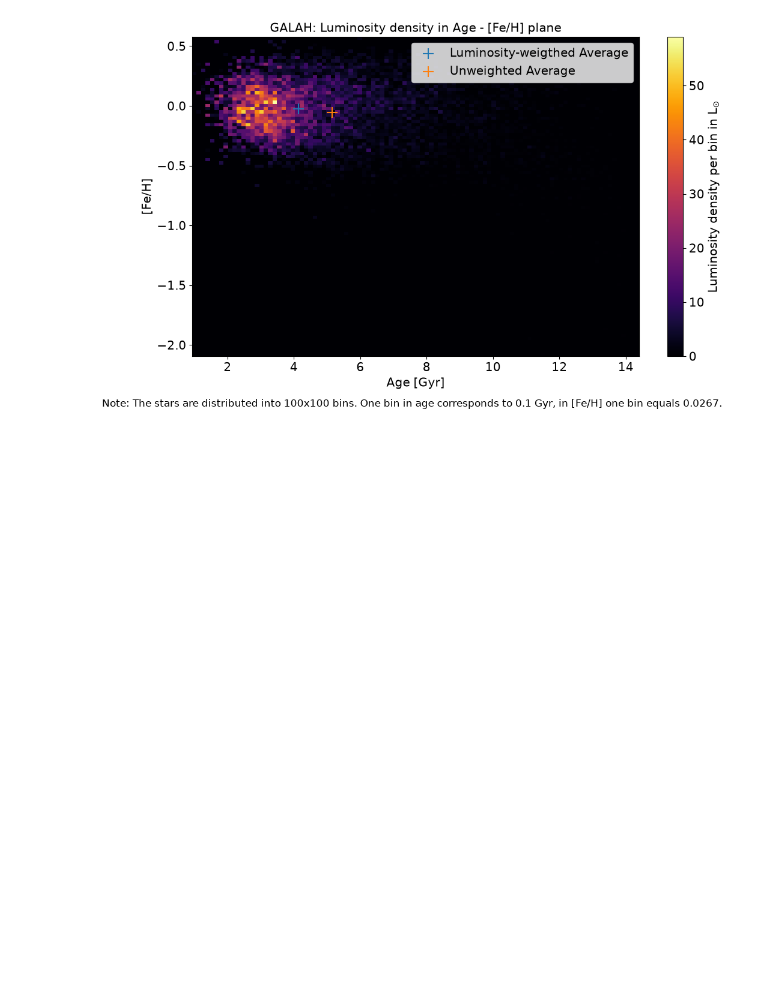
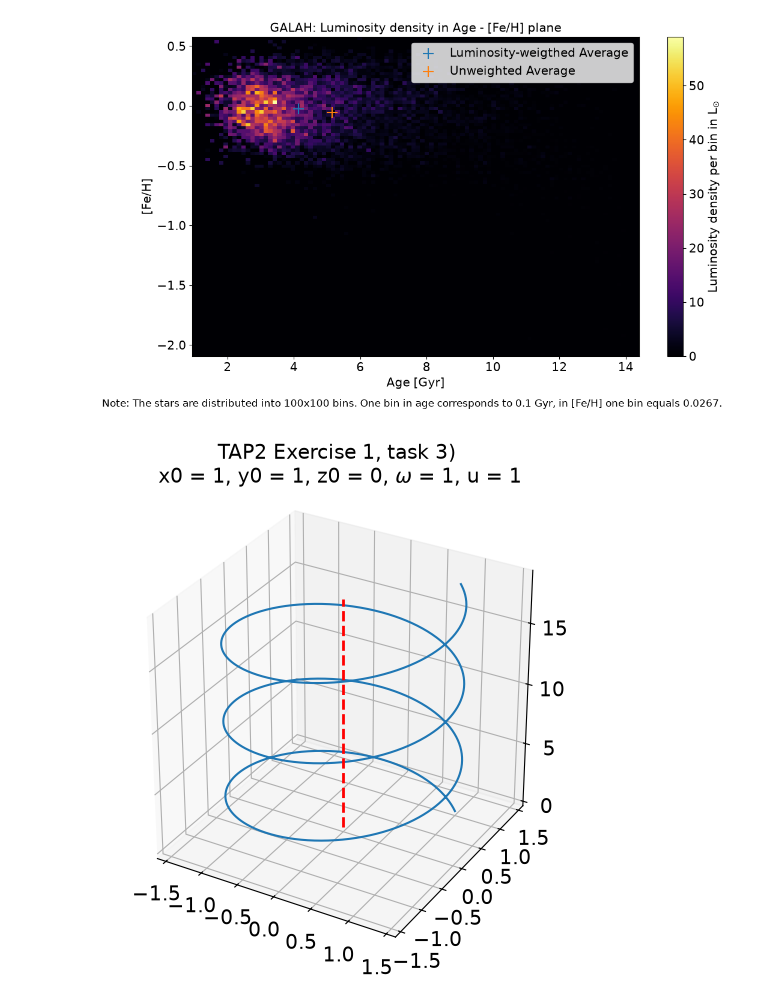
Before and after one commit to MarcusFri/NumAstro2026W_MarcusFrischherz_08225094, a Jupyter notebook: Exercise_sheet_2.ipynb, the cells around one changed output. Cells and saved outputs as stored; diff of their text form; code cells hidden in the pictures; blank space fills up the shorter version.

```diff
--- a/Exercise_sheet_2.ipynb
+++ b/Exercise_sheet_2.ipynb
@@ -246,3 +271,39 @@ plt.savefig('lum_weigthed.png')
 plt.show()
 # %% [output]
 [figure]
+# %%
+# Below is a lovely helix, which we needed for the TAP2 Exercise
+# It is so nice, I added it here as Bonus
+
+from math import pi
+lam = np.linspace(0, 6*pi, 2000)
+
+x0, y0, z0 = 1, 1, 0
+om = 1
+u = 1
+
+x = x0 * np.cos(om * lam) - y0 * np.sin(om * lam)
+y = x0 * np.sin(om * lam) + y0 * np.cos(om * lam)
+z = u * lam + z0
+
+fig = plt.figure(figsize=(6,6))
+ax = fig.add_subplot(projection='3d')
+#ax.set_box_aspect((1, 1, 2))
+ax.set_aspect('equal')
+ax.plot(x, y, z)
+ax.plot(
+    [0, 0],
+    [0, 0],
+    [z.min(), z.max()],
+    color='red',
+    linestyle='--',
+    linewidth=2
+)
+title = f'TAP2 Exercise 1, task 3)\n x0 = {x0}, y0 = {y0}, z0 = {z0}, ' + \
+r'$\omega$ ' + f'= {om}, u = {u}'
+ax.set_title(title)
+
+plt.savefig('tap.pdf')
+plt.show()
+# %% [output]
+[figure, added]
```
Also changed, not shown: parts of 4 cells of this notebook.
